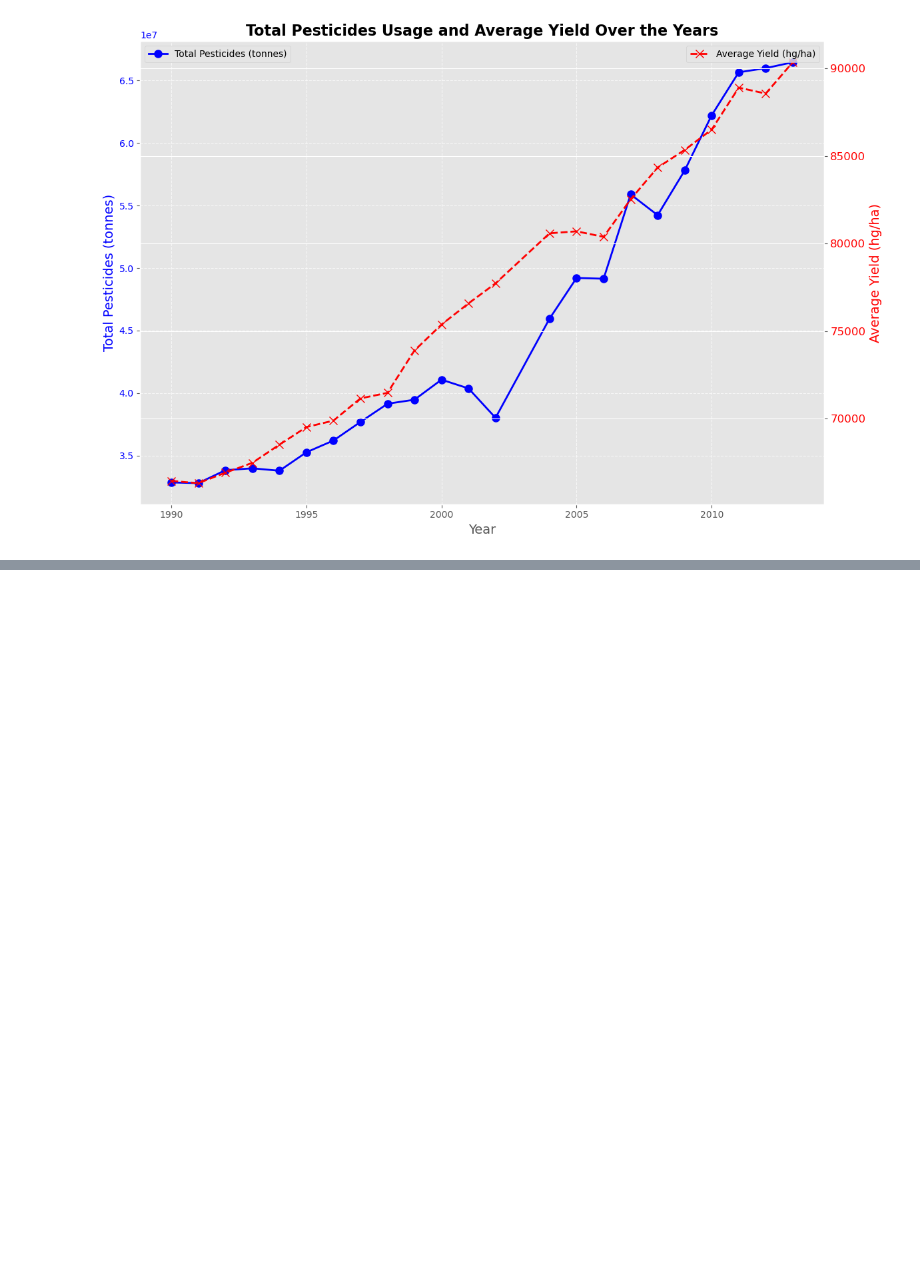
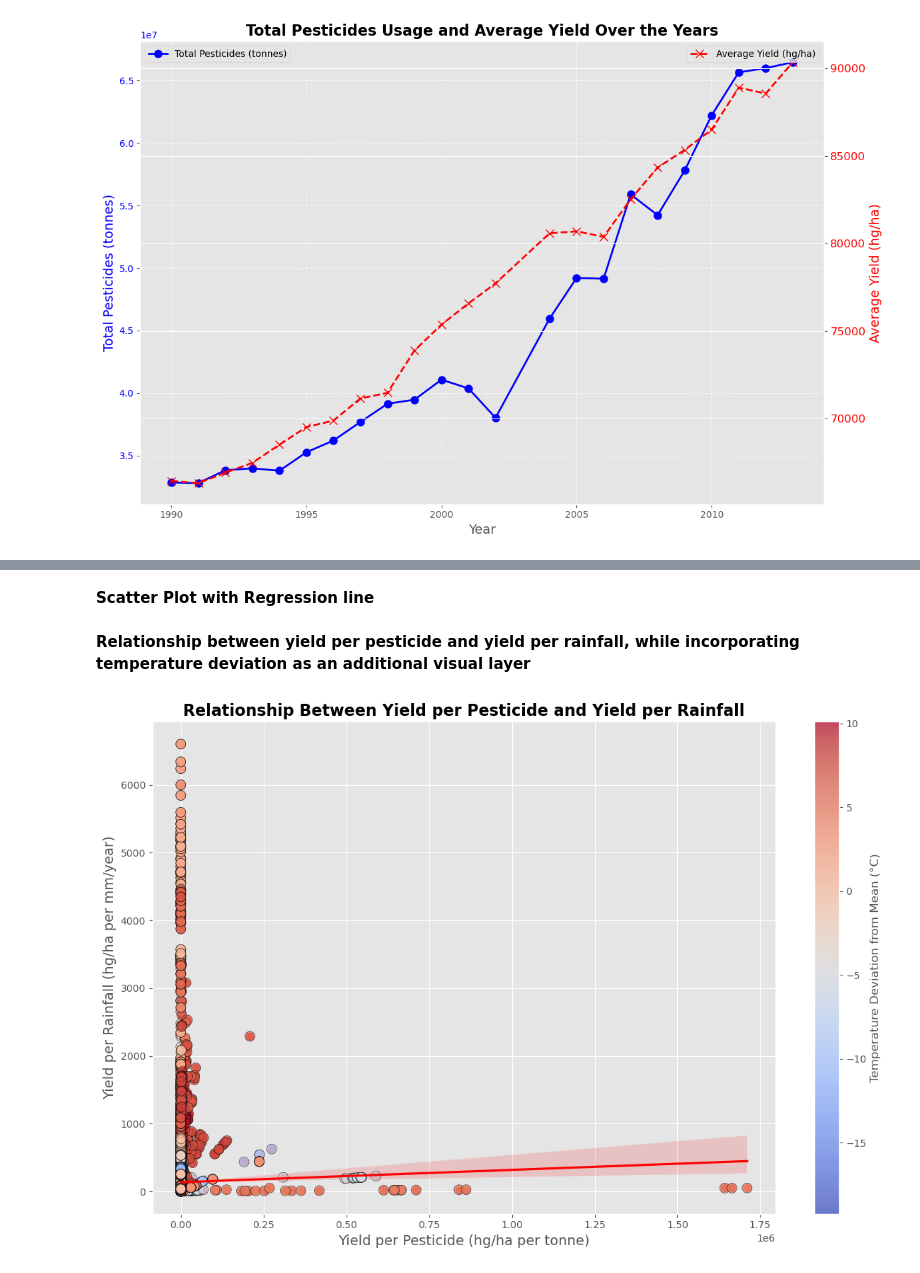
Before and after one commit to jwadamucci/Project3_Group1, a Jupyter notebook: Visualizations_Gurpreet.ipynb, the cells around one changed output, grey strips where cells are left out. Drawn from its saved outputs; the diff is of its cells as text; code cells hidden in the pictures; blank space fills up the shorter version.

Commit message:
Visualization edits

```diff
--- a/Visualizations_Gurpreet.ipynb
+++ b/Visualizations_Gurpreet.ipynb
@@ -272,26 +347,64 @@ final_crop_data['temp_deviation'] = final_crop_data['avg_temp'] - temp_mean
+# %% [markdown]
+**Scatter Plot with Regression line**
+# %% [markdown]
+**Relationship between yield per pesticide and yield per rainfall, while incorporating temperature deviation as an additional visual layer**
 # %%
-# Set the figure size
-plt.figure(figsize=(10, 6))
+import pandas as pd
+import matplotlib.pyplot as plt
+import seaborn as sns
 
-# Create a scatter plot with a regression line
-sns.regplot(x='yield_per_pesticide', y='yield_per_rainfall', data=final_crop_data, scatter_kws={'s': 50}, line_kws={'color': 'red'})
+# Step 1: Load the CSV file
+csv_file = "/Users/GURU/Desktop/Project3_Group1/Resources/final_crop_data.csv"
+final_crop_data = pd.read_csv(csv_file)
 
-# Color the points based on temperature deviation
-points = plt.scatter(final_crop_data['yield_per_pesticide'], final_crop_data['yield_per_rainfall'],
-                     c=final_crop_data['temp_deviation'], cmap='coolwarm', s=100, edgecolor='black', alpha=0.7)
+# Step 2: Convert 'year' column to integers
+final_crop_data['year'] = final_crop_data['year'].astype(int)
 
-# Add titles and labels
+# Step 3: Calculate the Mean Temperature
+temp_mean = final_crop_data['avg_temp_c'].mean()
+final_crop_data['temp_deviation'] = final_crop_data['avg_temp_c'] - temp_mean
+
+# Step 4: Calculate Yield Efficiency Metrics
+final_crop_data['yield_per_pesticide'] = final_crop_data['yield_hg_ha'] / final_crop_data['pesticide_t']
+final_crop_data['yield_per_rainfall'] = final_crop_data['yield_hg_ha'] / final_crop_data['rainfall_mm']
+
+# Step 5: Create a scatter plot with regression line
+plt.figure(figsize=(12, 8))
+
+# Add regression line
+sns.regplot(
+    x='yield_per_pesticide',
+    y='yield_per_rainfall',
+    data=final_crop_data,
+    scatter_kws={'s': 50},
+    line_kws={'color': 'red'}
+)
+
+# Overlay color-coded scatter points based on temperature deviation
+points = plt.scatter(
+    final_crop_data['yield_per_pesticide'],
+    final_crop_data['yield_per_rainfall'],
+    c=final_crop_data['temp_deviation'],
+    cmap='coolwarm',
+    s=100,
+    edgecolor='black',
+    alpha=0.7
+)
+
+# Step 6: Add titles and labels
 plt.title('Relationship Between Yield per Pesticide and Yield per Rainfall', fontsize=16, fontweight='bold')
 plt.xlabel('Yield per Pesticide (hg/ha per tonne)', fontsize=14)
 plt.ylabel('Yield per Rainfall (hg/ha per mm/year)', fontsize=14)
 
-# Add a color bar to indicate the temperature deviation
+# Step 7: Add a color bar to represent temperature deviation
 cbar = plt.colorbar(points)
 cbar.set_label('Temperature Deviation from Mean (°C)', fontsize=12)
 
-# Show the plot
+# Step 8: Display the plot
 plt.tight_layout()
 plt.show()
+# %% [output]
+[figure, added]
 # %%
 # Scatter Plot
 import matplotlib.pyplot as plt
```
Also changed, not shown: parts of 3 cells of this notebook.
